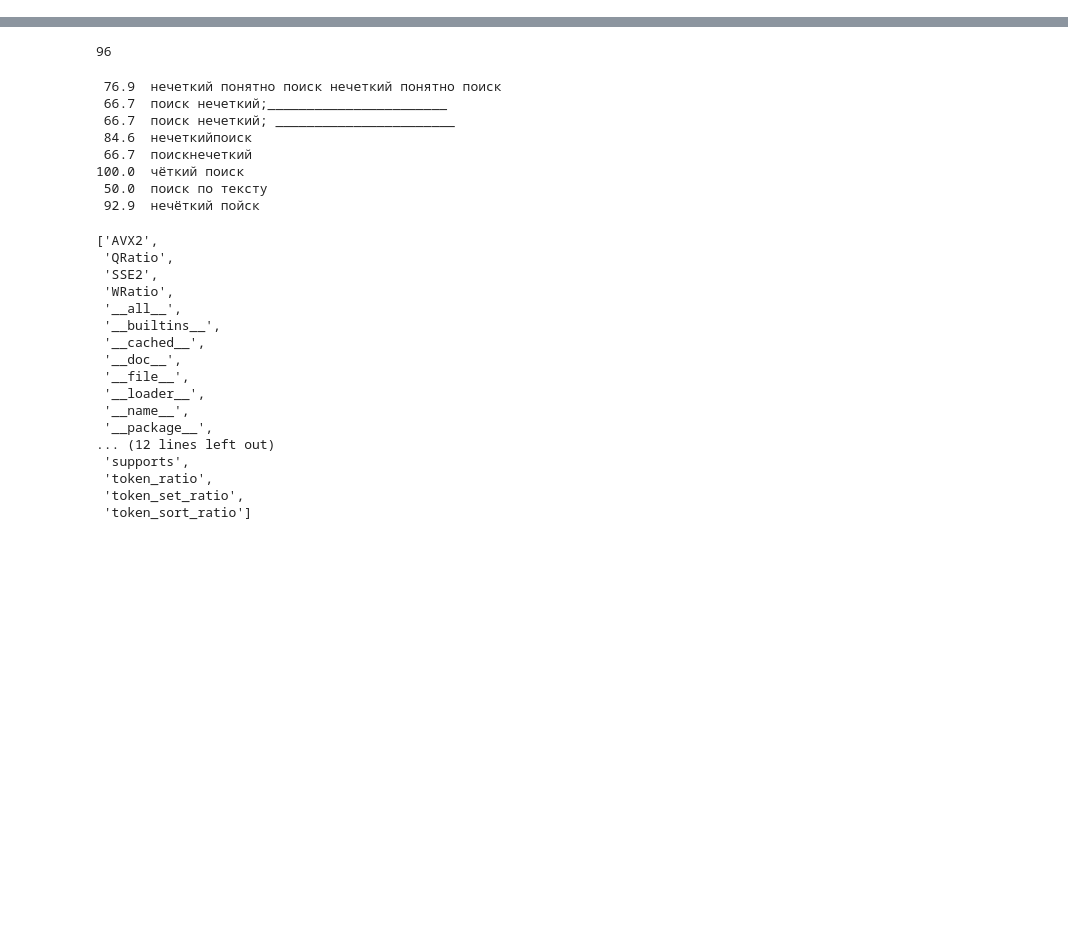
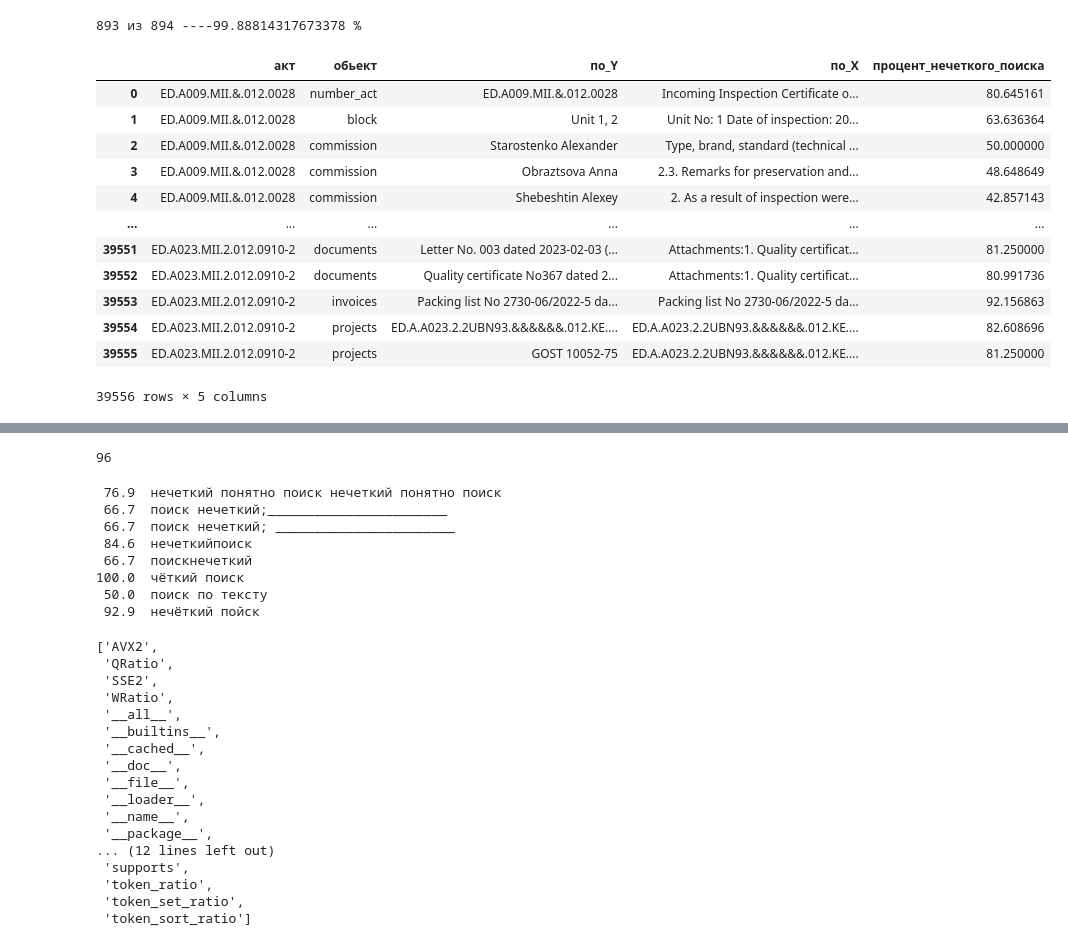
Before and after one commit to OffLaneMan/NER_act_to_json, a Jupyter notebook: notebooks/03__aligment.ipynb, the cells around one changed output, grey strips where cells are left out. Drawn from its saved outputs; the diff is of its cells as text; code cells hidden in the pictures; blank space fills up the shorter version.

Commit message:
03__aligment

```diff
--- a/notebooks/03__aligment.ipynb
+++ b/notebooks/03__aligment.ipynb
@@ -84,0 +175,59 @@ pprint(y)
+# %%
+from IPython.display import clear_output
+# from my_worker import process_one_y
+
+def main(path_X, file_Y, file_aligment = r'../gold/aligment.csv'):
+    '''создание aligment.csv'''
+    with open(file_Y, encoding='utf-8') as f:
+        y_all = json.load(f)
+
+    folder_path = path_X
+    all_items = os.listdir(folder_path)
+
+    df_all = []
+
+    len_ = len(all_items)
+
+    for i, item in enumerate(all_items):
+        clear_output(wait=True)
+        print(f'{i} из {len_} ----{i/len_*100} %')
+        full_path = os.path.join(folder_path, item)
+        if os.path.isfile(full_path) and item.endswith('.json'):
+            act = item.split()[0].replace('.json', '')
+            y = y_all[act]
+            with open(full_path, encoding='utf-8') as f:
+                x = json.load(f)
+
+            df = create_df(x, y)
+            # df['акт'] = act
+            df.insert(0, 'акт', act)
+
+            # if i == 7: break
+
+            df_all.append(df)
+
+    df_finish = pd.concat(df_all, ignore_index=True)
+
+    df_finish.to_csv(file_aligment, index=False, encoding='utf-8-sig')
+
+    return df_finish
+
+df = main(r'../gold/parsed_en', r'../gold/clean.json')
+# %% [output]
+893 из 894 ----99.88814317673378 %
+# %%
+df
+# %% [output]
+|  | акт | обьект | по_Y | по_X | процент_нечеткого_поиска |
+| 0 | ED.A009.MII.&.012.0028 | number_act | ED.A009.MII.&.012.0028 | Incoming Inspection Certificate o... | 80.645161 |
+| 1 | ED.A009.MII.&.012.0028 | block | Unit 1, 2 | Unit No: 1 Date of inspection: 20... | 63.636364 |
+| 2 | ED.A009.MII.&.012.0028 | commission | Starostenko Alexander | Type, brand, standard (technical ... | 50.000000 |
+| 3 | ED.A009.MII.&.012.0028 | commission | Obraztsova Anna | 2.3. Remarks for preservation and... | 48.648649 |
+| 4 | ED.A009.MII.&.012.0028 | commission | Shebeshtin Alexey | 2. As a result of inspection were... | 42.857143 |
+| ... | ... | ... | ... | ... | ... |
+| 39551 | ED.A023.MII.2.012.0910-2 | documents | Letter No. 003 dated 2023-02-03 (... | Attachments:1. Quality certificat... | 81.250000 |
+| 39552 | ED.A023.MII.2.012.0910-2 | documents | Quality certificate No367 dated 2... | Attachments:1. Quality certificat... | 80.991736 |
+| 39553 | ED.A023.MII.2.012.0910-2 | invoices | Packing list No 2730-06/2022-5 da... | Packing list No 2730-06/2022-5 da... | 92.156863 |
+| 39554 | ED.A023.MII.2.012.0910-2 | projects | ED.A.A023.2.2UBN93.&&&&&&.012.KE.... | ED.A.A023.2.2UBN93.&&&&&&.012.KE.... | 82.608696 |
+| 39555 | ED.A023.MII.2.012.0910-2 | projects | GOST 10052-75 | ED.A.A023.2.2UBN93.&&&&&&.012.KE.... | 81.250000 |
+39556 rows × 5 columns
```
Also changed, not shown: parts of 12 cells of this notebook, 9 other files.
